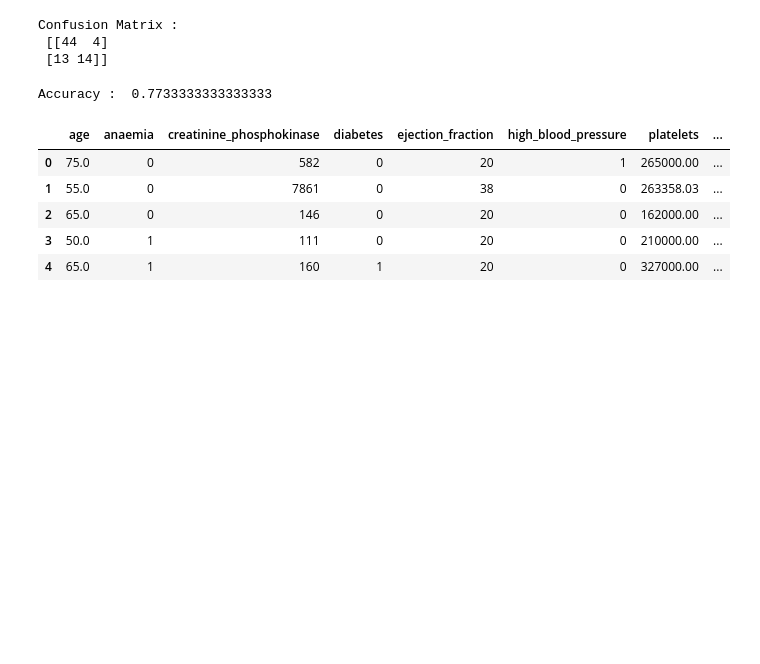
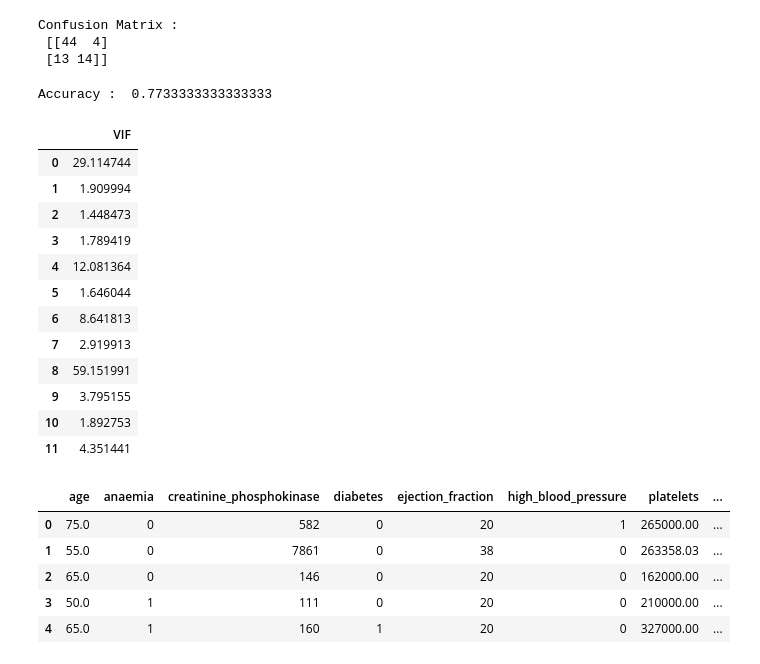
Before and after one commit to khadyothan/ADA, a Jupyter notebook: 3_S20190010040_S20190010129_Project_Code.ipynb, the cells around one changed output. Drawn from its saved outputs; the diff is of its cells as text; code cells hidden in the pictures; blank space fills up the shorter version.

```diff
--- a/3_S20190010040_S20190010129_Project_Code.ipynb
+++ b/3_S20190010040_S20190010129_Project_Code.ipynb
@@ -706,6 +706,27 @@ from sklearn.metrics import accuracy_score
 print ("Accuracy : ", accuracy_score(ytest, y_pred))
 # %% [output]
 Accuracy :  0.7733333333333333
+# %%
+#Variance Inflation Factor(VIF) Calculation
+import statsmodels.api as sm
+from statsmodels.stats.outliers_influence import variance_inflation_factor
+vif_info = pd.DataFrame()
+vif_info['VIF'] = [variance_inflation_factor(X, i) for i in range(X.shape[1])]
+vif_info
+# %% [output]
+|  | VIF |
+| 0 | 29.114744 |
+| 1 | 1.909994 |
+| 2 | 1.448473 |
+| 3 | 1.789419 |
+| 4 | 12.081364 |
+| 5 | 1.646044 |
+| 6 | 8.641813 |
+| 7 | 2.919913 |
+| 8 | 59.151991 |
+| 9 | 3.795155 |
+| 10 | 1.892753 |
+| 11 | 4.351441 |
 # %%
 #With PCA
 # %%
```
Also changed, not shown: parts of 6 cells of this notebook.
